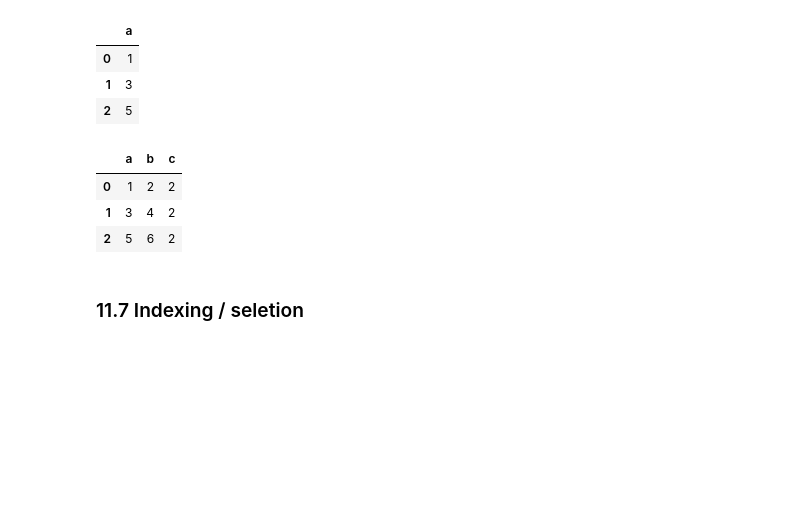
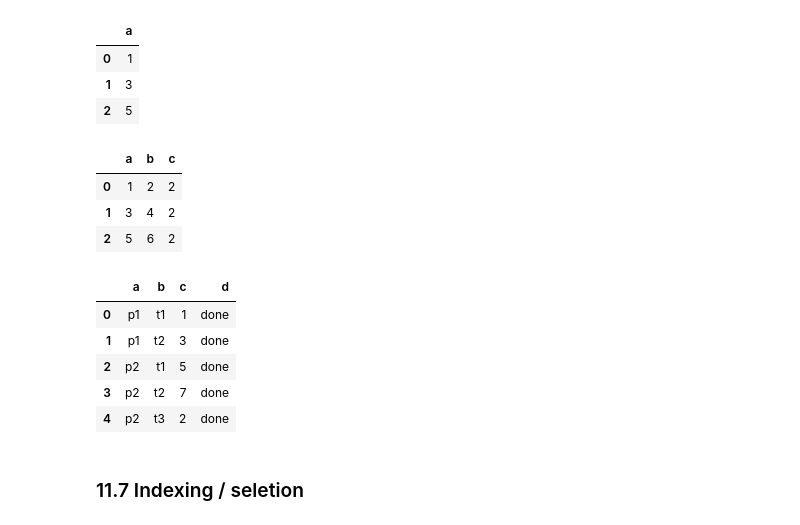
Before and after one commit to abbhimish/Week1---Intro-to-Python, a Jupyter notebook: Introduction_to_Python.ipynb, the cells around one changed output. Cells and saved outputs as stored; diff of their text form; code cells hidden in the pictures; blank space fills up the shorter version.

```diff
--- a/Introduction_to_Python.ipynb
+++ b/Introduction_to_Python.ipynb
@@ -1554,6 +1554,24 @@ df
 | 0 | 1 | 2 | 2 |
 | 1 | 3 | 4 | 2 |
 | 2 | 5 | 6 | 2 |
+# %%
+#EXAMPLE 20
+
+
+data = [('p1', 't1', 1, 2),('p1', 't2', 3, 4),('p2', 't1', 5, 6),('p2', 't2', 7, 8),('p2', 't3', 2, 8)]
+df = pd.DataFrame(data)
+
+df.columns = ['a', 'b', 'c', 'd']
+df['d'] = 'done'
+
+df
+# %% [output]
+|  | a | b | c | d |
+| 0 | p1 | t1 | 1 | done |
+| 1 | p1 | t2 | 3 | done |
+| 2 | p2 | t1 | 5 | done |
+| 3 | p2 | t2 | 7 | done |
+| 4 | p2 | t3 | 2 | done |
 # %% [markdown]
 ### 11.7 Indexing / seletion
 # %% [markdown]
```
Also changed, not shown: parts of 15 cells of this notebook.
